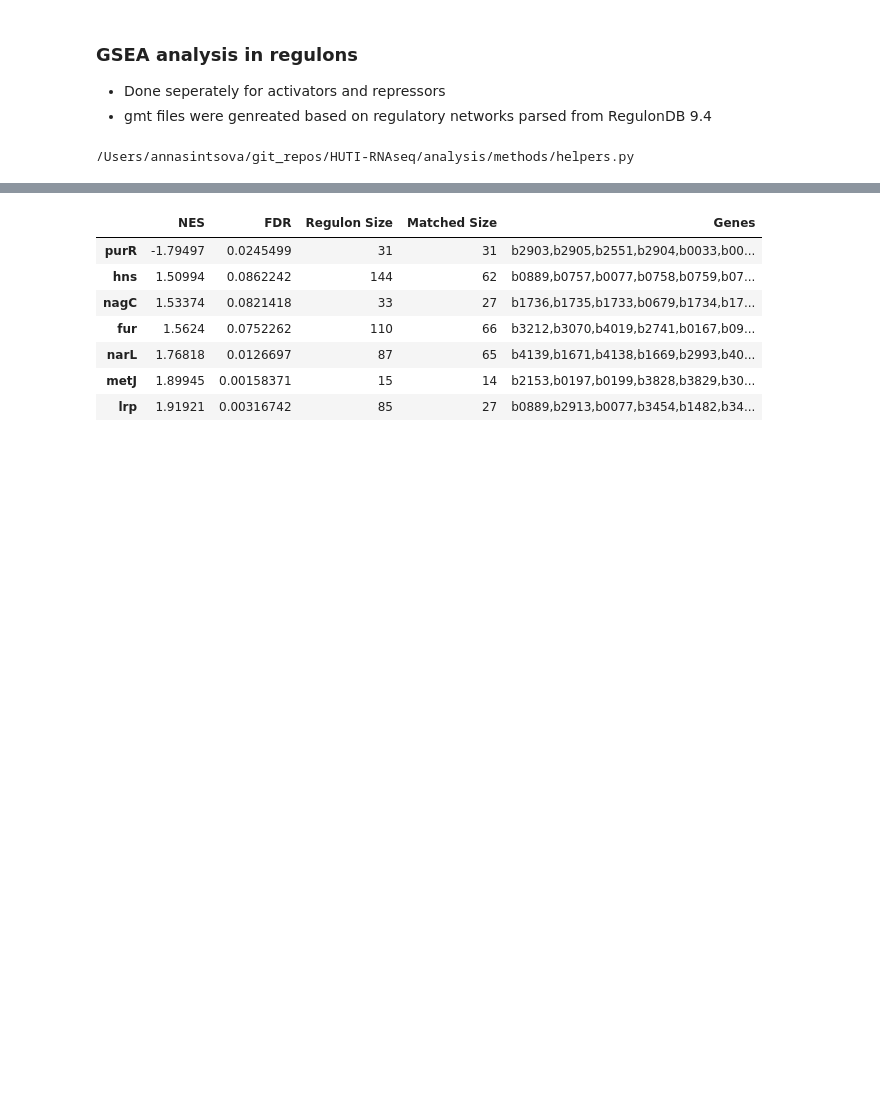
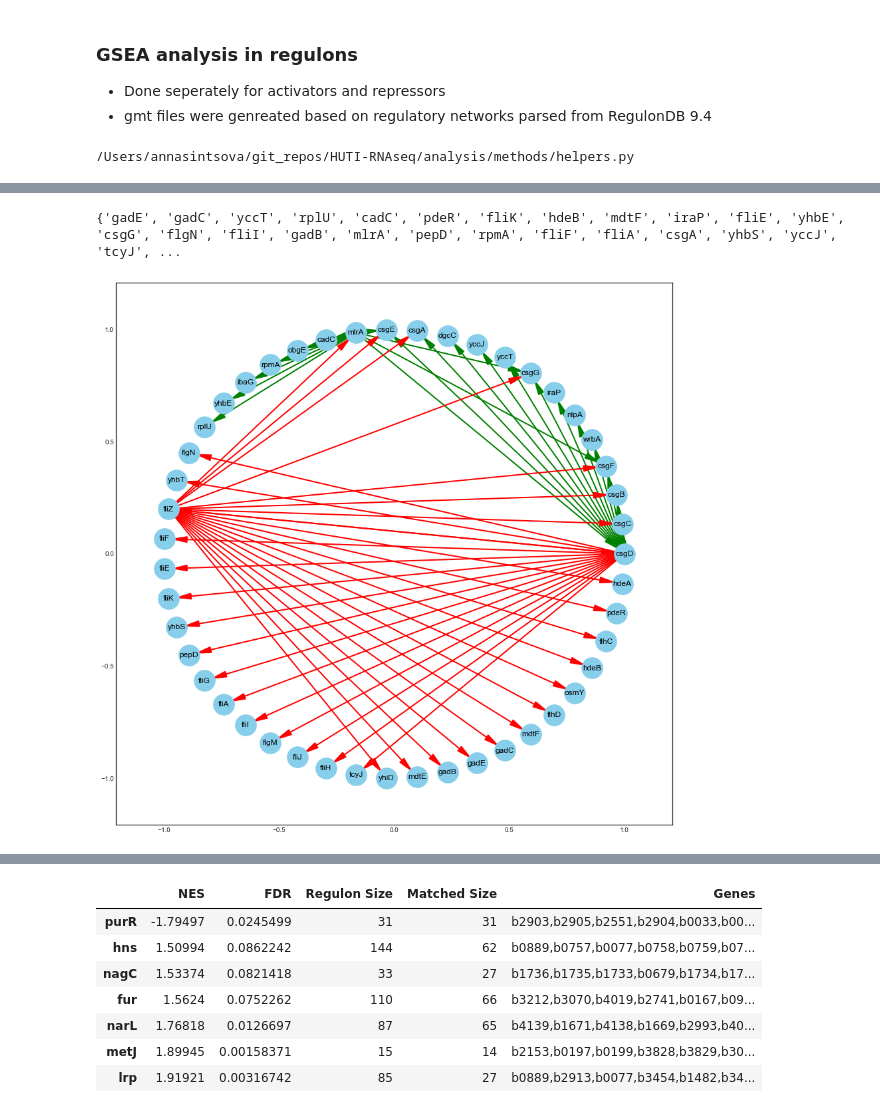
Before and after one commit to ASintsova/HUTI-RNAseq, a Jupyter notebook: analysis/regulon_analysis/GSEA_on_regulons.ipynb, the cells around one changed output, grey strips where cells are left out. Saved outputs shown, nothing was run; the diff lists cells and outputs as text; code cells hidden in the pictures; blank space fills up the shorter version.

```diff
--- a/analysis/regulon_analysis/GSEA_on_regulons.ipynb
+++ b/analysis/regulon_analysis/GSEA_on_regulons.ipynb
@@ -108,0 +152,41 @@ activated
+# %%
+val_map = {'A': 1.0,
+           'D': 0.5714285714285714,
+           'H': 0.0}
+
+values = [val_map.get(node, 0.25) for node in G.nodes()]
+# %%
+def draw_edges(G, pos, edge_list, e_color, w=2, ar=True, arsize=20):
+    arrow = '-|>, head_length=1, head_width=.2'
+    nx.draw_networkx_edges(G, pos, edgelist=edge_list, edge_color=e_color, arrows=ar, width=w, arrowsize=arsize,arrowstyle=arrow)
+
+
+def draw_graph(edge_list, val_map='', fs=(12,12)):
+    nodes = set([f[0] for f in edge_list] + [f[1] for f in edge_list])
+    print(nodes)
+
+    val_map = {'mlrA': 0.5,
+           'fliZ': 0.5714285714285714,
+           'csgD': 0.5}
+
+
+    fig = plt.figure(figsize=fs)
+    act_edges = [(f[0], f[1]) for f in edge_list if f[2] == 'activator']
+    rep_edges = [(f[0], f[1]) for f in edge_list if f[2] == 'repressor']
+    dual_edges = [(f[0], f[1]) for f in edge_list if f[2] == 'dual']
+    dual_edges += [(f[1], f[0]) for f in edge_list if f[2] == 'dual']
+    G = nx.DiGraph()
+    G.add_edges_from(act_edges+rep_edges+dual_edges)
+    values = [val_map.get(node, 0.9) for node in G.nodes()]
+    pos = nx.circular_layout(G)
+
+    nx.draw_networkx_labels(G, pos)
+    nx.draw_networkx_nodes(G, pos, cmap=plt.get_cmap('jet'), node_color = 'skyblue', node_size = 1000)
+    draw_edges(G, pos, act_edges, 'g')
+    draw_edges(G, pos, rep_edges, 'r')
+    draw_edges(G, pos, dual_edges, 'k')
+# %%
+draw_graph(g, fs=(15,15))
+# %% [output]
+{'gadE', 'gadC', 'yccT', 'rplU', 'cadC', 'pdeR', 'fliK', 'hdeB', 'mdtF', 'iraP', 'fliE', 'yhbE', 'csgG', 'flgN', 'fliI', 'gadB', 'mlrA', 'pepD', 'rpmA', 'fliF', 'fliA', 'csgA', 'yhbS', 'yccJ', 'tcyJ', ...
+[figure, added]
```
Also changed, not shown: parts of 45 cells of this notebook, 3 other files.
